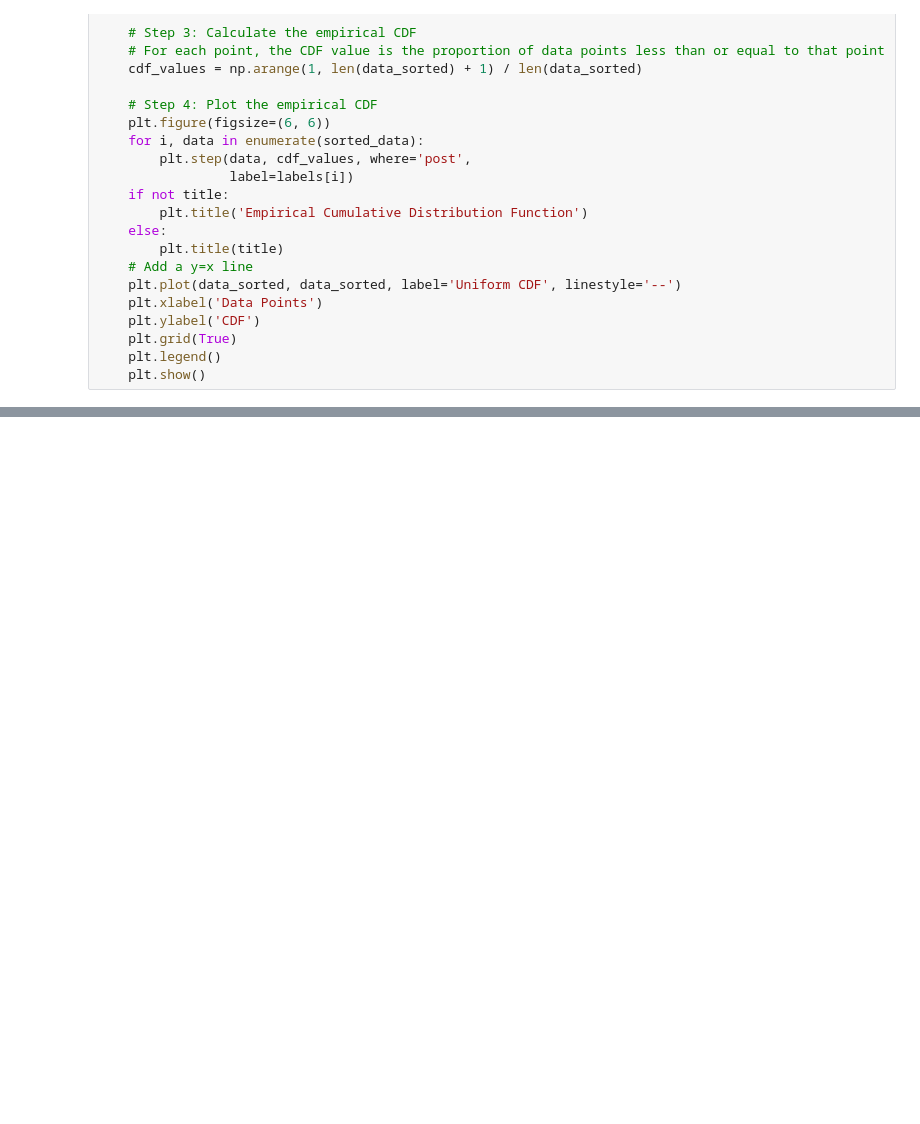
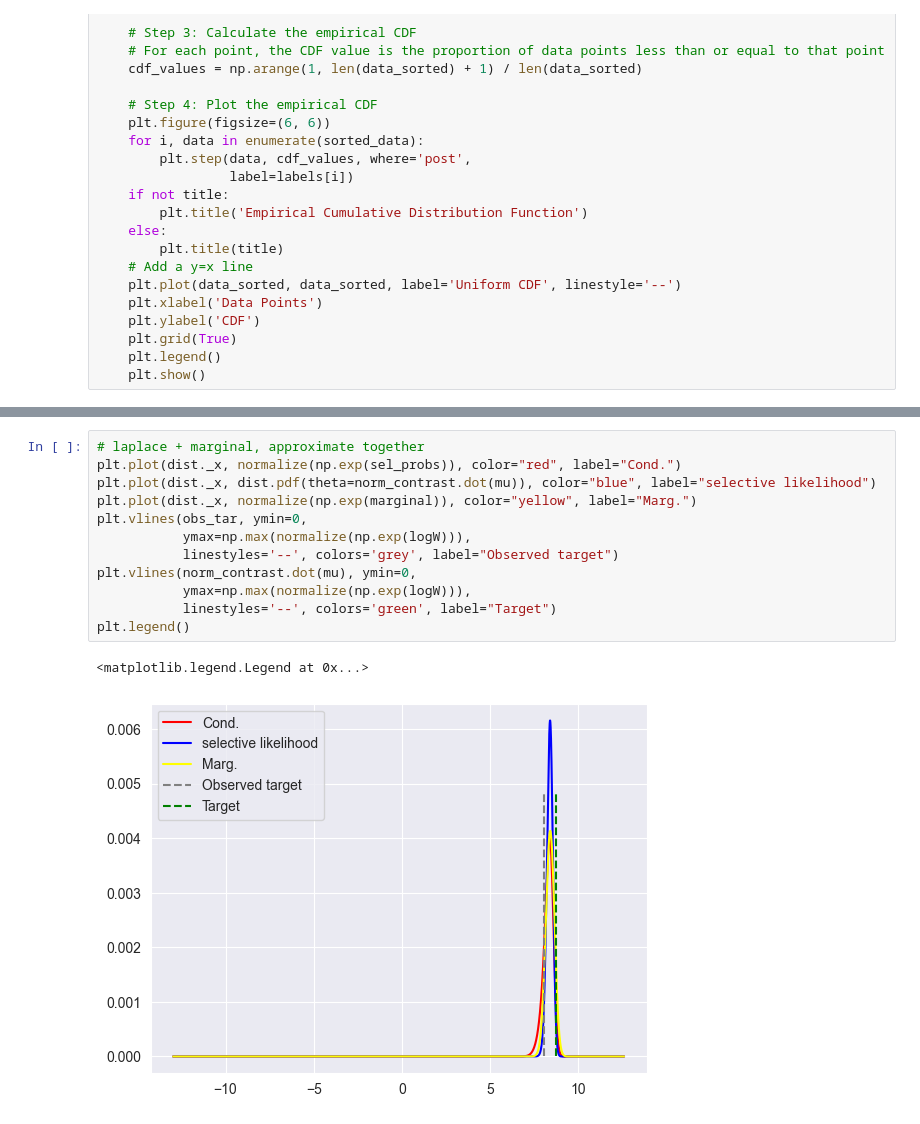
Before and after one commit to yiling-h/SI-CART, a Jupyter notebook: test_condl_node_inf.ipynb, the cells around one changed output, grey strips where cells are left out. Cells and saved outputs as stored; diff of their text form; blank space fills up the shorter version.

```diff
--- a/test_condl_node_inf.ipynb
+++ b/test_condl_node_inf.ipynb
@@ -2078,0 +2152,15 @@ np.float64(0.78)
+# %%
+# laplace + marginal, approximate together
+plt.plot(dist._x, normalize(np.exp(sel_probs)), color="red", label="Cond.")
+plt.plot(dist._x, dist.pdf(theta=norm_contrast.dot(mu)), color="blue", label="selective likelihood")
+plt.plot(dist._x, normalize(np.exp(marginal)), color="yellow", label="Marg.")
+plt.vlines(obs_tar, ymin=0,
+           ymax=np.max(normalize(np.exp(logW))),
+           linestyles='--', colors='grey', label="Observed target")
+plt.vlines(norm_contrast.dot(mu), ymin=0,
+           ymax=np.max(normalize(np.exp(logW))),
+           linestyles='--', colors='green', label="Target")
+plt.legend()
+# %% [output]
+<matplotlib.legend.Legend at 0x...>
+[figure, added]
```
Also changed, not shown: parts of 15 cells of this notebook, 13 other files.
